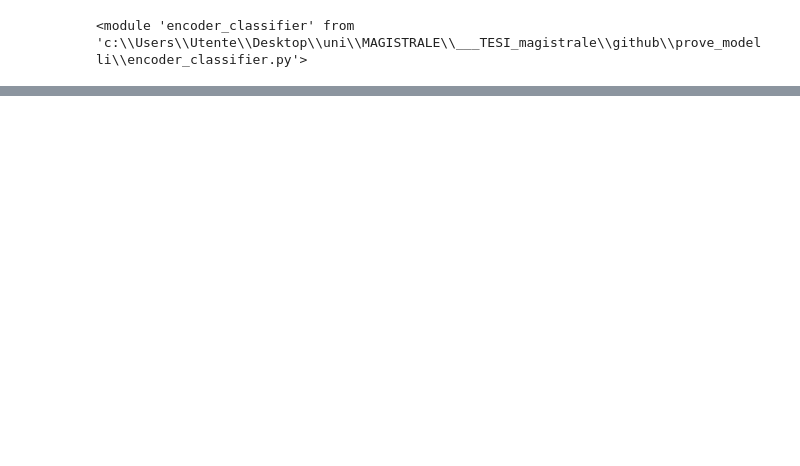
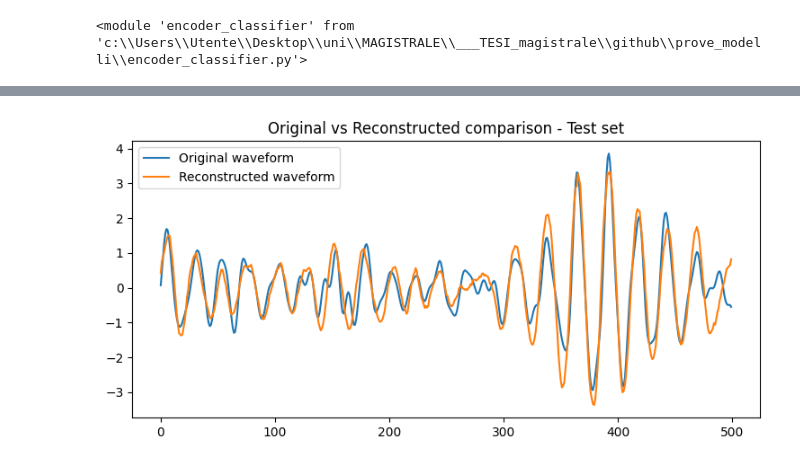
Before and after one commit to b3n3d3tt4/prova_modelli, a Jupyter notebook: masked_autoencoder.ipynb, the cells around one changed output, grey strips where cells are left out. Saved outputs shown, nothing was run; the diff lists cells and outputs as text; code cells hidden in the pictures; blank space fills up the shorter version.

```diff
--- a/masked_autoencoder.ipynb
+++ b/masked_autoencoder.ipynb
@@ -40,0 +83,7 @@ test_dataset, test_loader, waves_test, labels_test = ec.dataload(test_path)
+# %%
+# -----------------------
+# TEST of the FordA_model
+# -----------------------
+
+tested_ae_FordA = ec.test_autoencoder(trained_mae_FordA, test_loader)
+# %% [output]
@@ -40,0 +91 @@ test_dataset, test_loader, waves_test, labels_test = ec.dataload(test_path)
+[figure, added]
```
Also changed, not shown: parts of 4 cells of this notebook, 1 other file.
